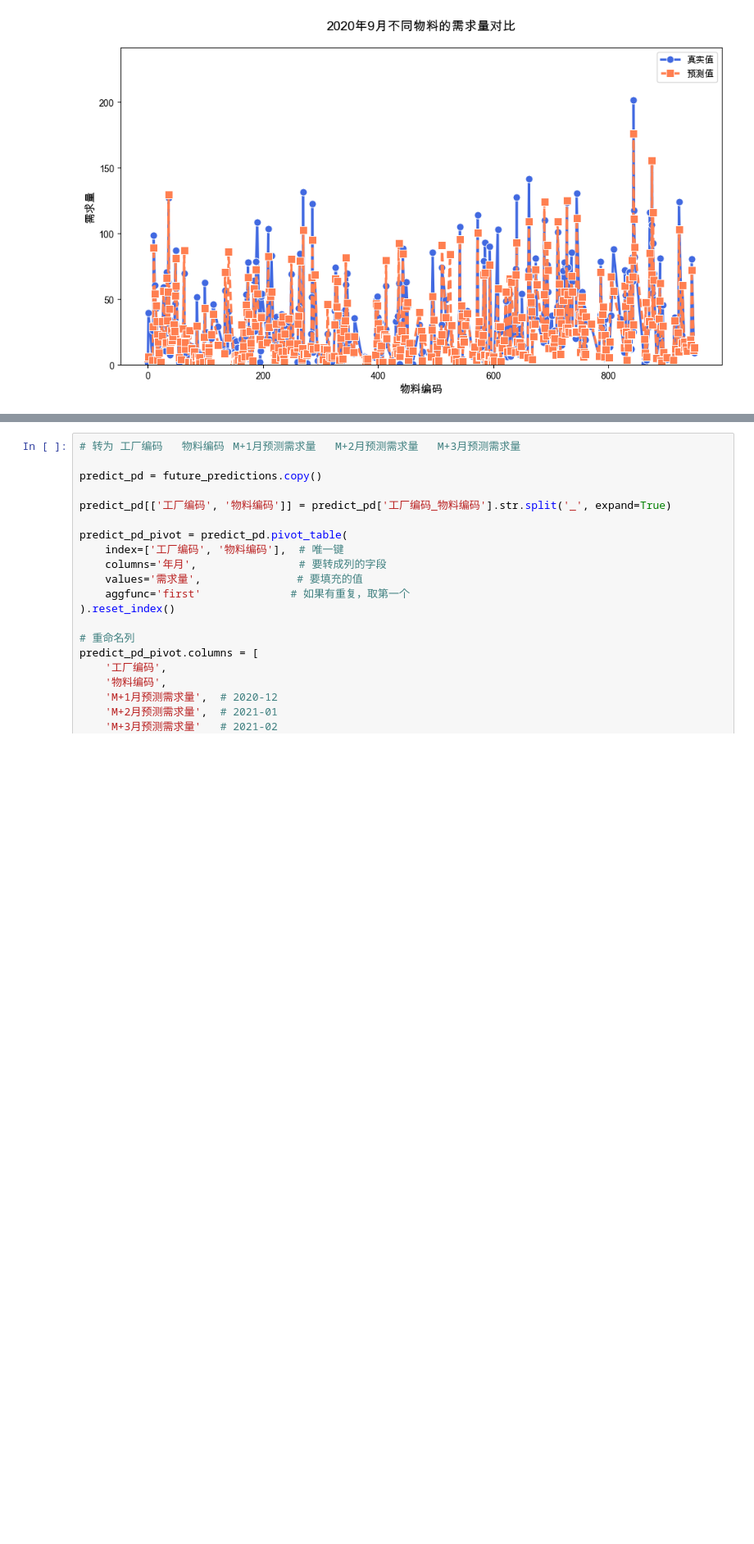
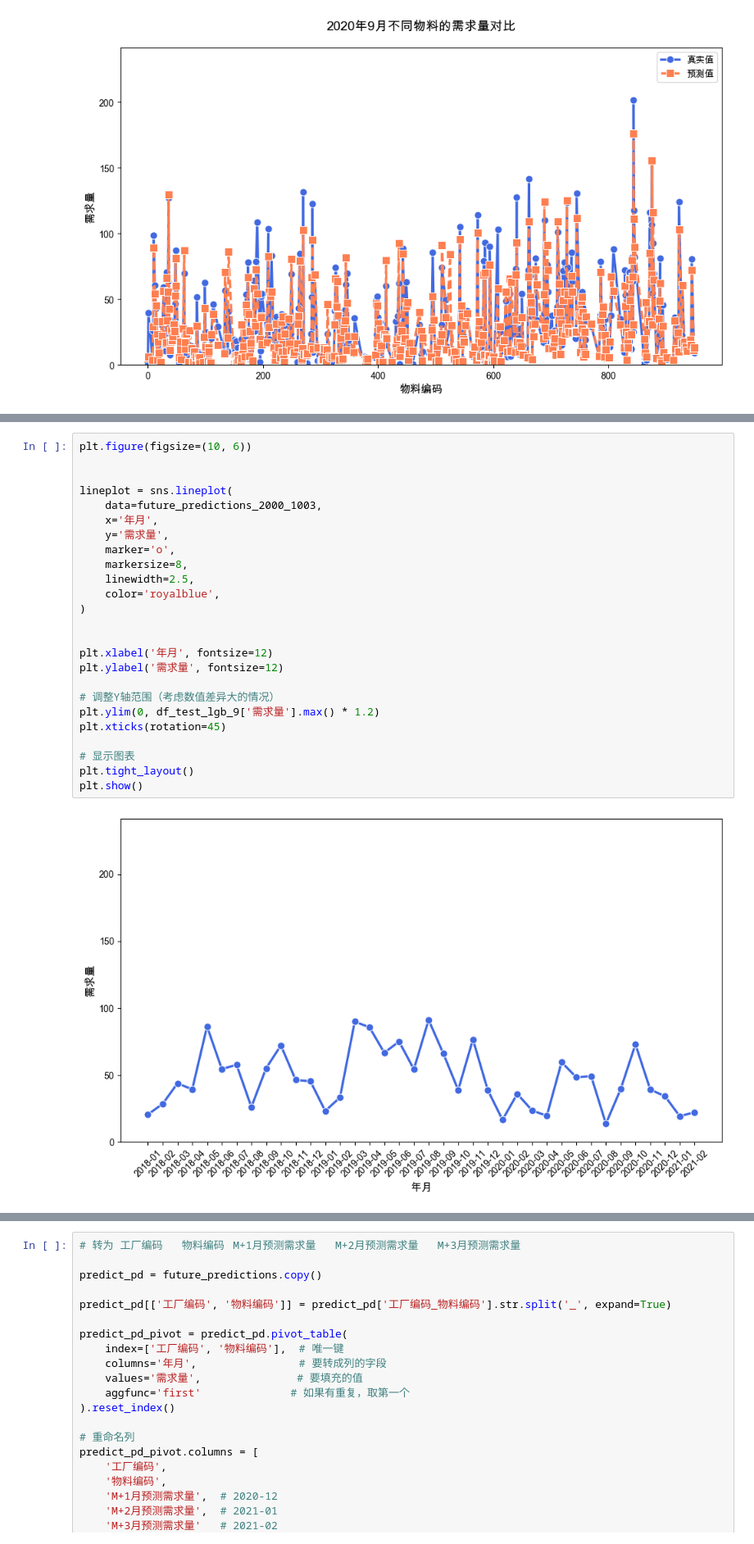
Before and after one commit to djwxfdt/mse-material-predict, a Jupyter notebook: lightbgm.ipynb, the cells around one changed output, grey strips where cells are left out. Shown at 82% size. Saved outputs shown, nothing was run; the diff lists cells and outputs as text; blank space fills up the shorter version.

```diff
--- a/lightbgm.ipynb
+++ b/lightbgm.ipynb
@@ -394,3 +402,30 @@ future_predictions.head()
+# %%
+plt.figure(figsize=(10, 6))
+
+
+lineplot = sns.lineplot(
+    data=future_predictions_2000_1003,
+    x='年月',
+    y='需求量',
+    marker='o',
+    markersize=8,
+    linewidth=2.5,
+    color='royalblue',
+)
+
+
+plt.xlabel('年月', fontsize=12)
+plt.ylabel('需求量', fontsize=12)
+
+# 调整Y轴范围（考虑数值差异大的情况）
+plt.ylim(0, df_test_lgb_9['需求量'].max() * 1.2)
+plt.xticks(rotation=45)
+
+# 显示图表
+plt.tight_layout()
+plt.show()
+# %% [output]
+[figure, added]
 # %%
 # 还原工厂编码_物料编码
 future_predictions.sort_values(by=['工厂编码_物料编码'], inplace=True)
```
Also changed, not shown: parts of 5 cells of this notebook.
